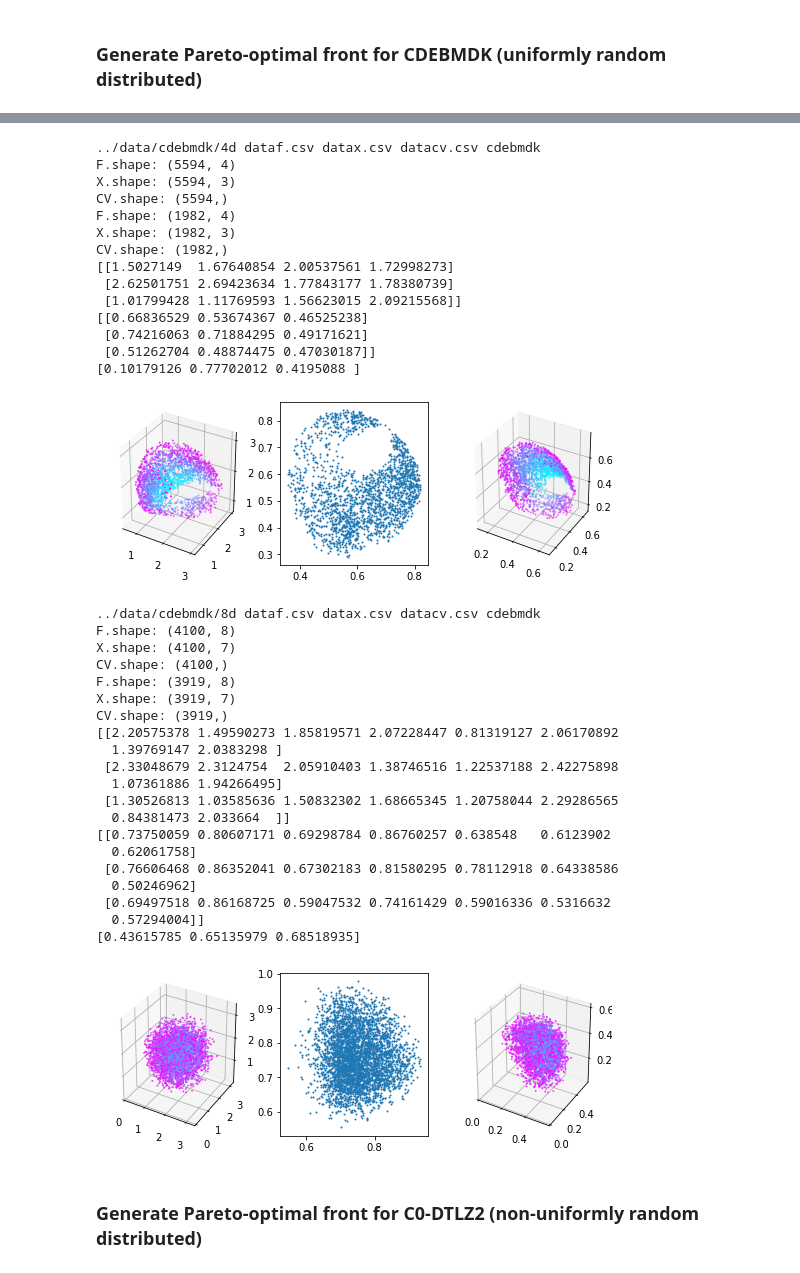
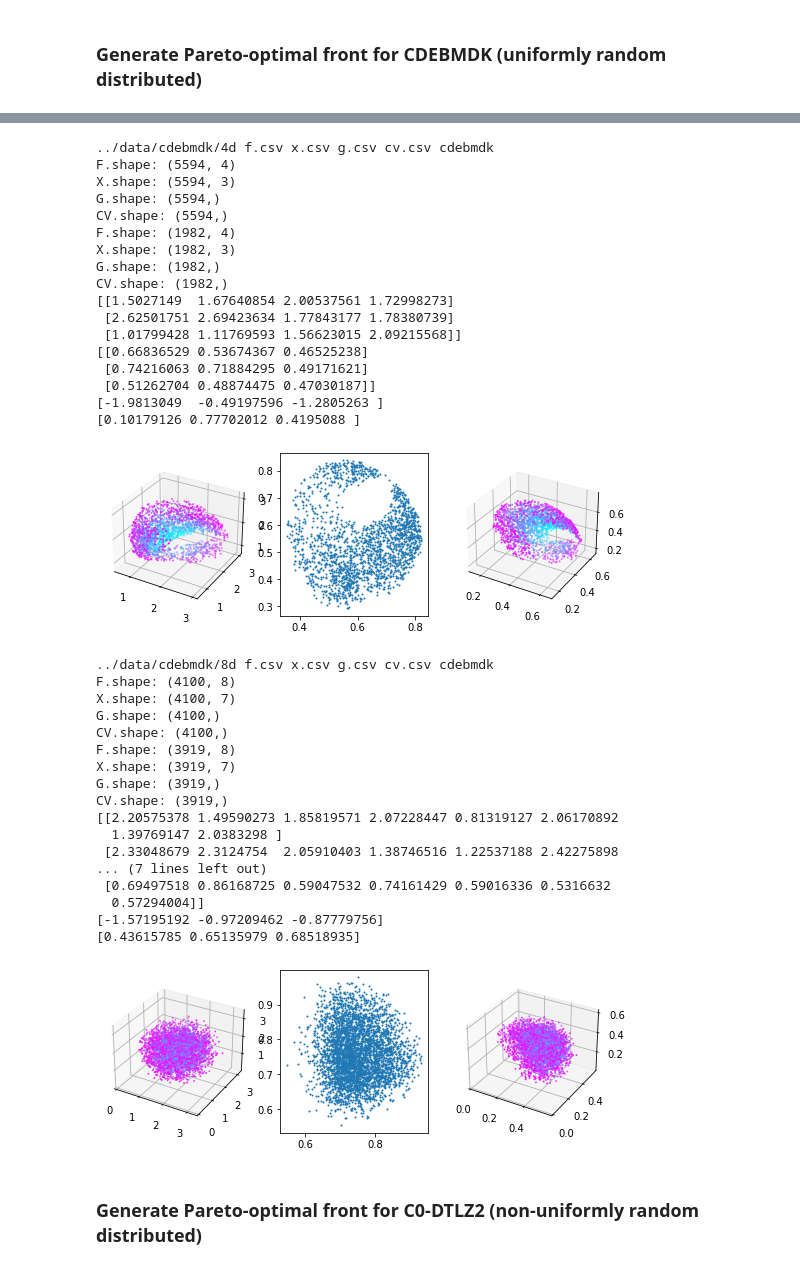
Before and after one commit to chudur-budur/pviz-bench, a Jupyter notebook: notebooks/generators-pf-random.ipynb, the cells around one changed output, grey strips where cells are left out. Drawn from its saved outputs; the diff is of its cells as text; code cells hidden in the pictures.

```diff
--- a/notebooks/generators-pf-random.ipynb
+++ b/notebooks/generators-pf-random.ipynb
@@ -151,24 +151,24 @@ X.shape: (4000, 7)
 # %% [markdown]
 ### Generate Pareto-optimal front for DEBMDK (uniformly random distributed)
 # %%
-from vis.generators import debmdk
+from viz.generators import debmdk
 
 dims = {"2d": 1000, "3d": 1500, "4d": 2500, "8d": 4100}
 
 for dim in dims:
     # Open all files
-    fullpathf = "../data/debmdk/{0:s}/dataf.csv".format(dim)
+    fullpathf = "../data/debmdk/{0:s}/f.csv".format(dim)
     path, filenamef = os.path.split(fullpathf)
     dirs = path.split('/')
     frontname = dirs[-2]
     os.makedirs(path, exist_ok=True)
-    filenamex = filenamef.split('.')[0][0:-1] + 'x.csv'
+    filenamex = 'x.csv'
     fullpathx = os.path.join(path, filenamex)
     print(path, filenamef, filenamex, frontname)
 
     np.random.seed(123456)
     r, n, m = 1, dims[dim], int(dim[0])
-    F, X = debmdk.surface(r=r, n=n, m=m, mode='lhcl2') # uniform
+    F, X = debmdk.surface(r=r, n=n, m=m, mode='lhcl2') # uniform random
     print("F.shape:", F.shape)
     print("X.shape:", X.shape)
 
@@ -273,32 +273,26 @@ X.shape: (4077, 7)
 # %% [markdown]
 ### Generate all points for DEBMDK (uniformly random distributed)
 # %%
-from vis.generators import debmdk
+from viz.generators import debmdk
 
 dims = {"2d": 500, "3d": 1000, "4d": 2000, "8d": 4000}
 
 for dim in dims:
     # Open all files
-    fullpathf = "../data/debmdk-all/{0:s}/dataf.csv".format(dim)
+    fullpathf = "../data/debmdk-all/{0:s}/f.csv".format(dim)
     path, filenamef = os.path.split(fullpathf)
     dirs = path.split('/')
     frontname = dirs[-2]
     os.makedirs(path, exist_ok=True)
-    filenamex = filenamef.split('.')[0][0:-1] + 'x.csv'
+    filenamex = 'x.csv'
     fullpathx = os.path.join(path, filenamex)
     print(path, filenamef, filenamex, frontname)
 
     np.random.seed(123456)
     r, n, m = 1, dims[dim], int(dim[0])
-    F, X = debmdk.surface(r=r, n=n, m=m, mode='lhcl2') # uniform
+    F, X = debmdk.surface(r=r, n=n, m=m, mode='lhcl2') # uniform random
     print("F.shape:", F.shape)
     print("X.shape:", X.shape)
-
-#     Ip = tr.pfindices(F)
-#     F = F[Ip]
-#     X = X[Ip]
-#     print("F.shape:", F.shape)
-#     print("X.shape:", X.shape)
 
     print(F[0:3,:])
     print(X[0:3,:])
@@ -387,40 +381,46 @@ X.shape: (4000, 7)
 # %% [markdown]
 ### Generate Pareto-optimal front for CDEBMDK (uniformly random distributed)
 # %%
-from vis.generators import cdebmdk
+from viz.generators import cdebmdk
 
 dims = {"2d": 4000, "3d": 9000, "4d": 26000, "8d": 51000}
 
 for dim in dims:
     # Open all files
-    fullpathf = "../data/cdebmdk/{0:s}/dataf.csv".format(dim)
+    fullpathf = "../data/cdebmdk/{0:s}/f.csv".format(dim)
     path, filenamef = os.path.split(fullpathf)
     dirs = path.split('/')
     frontname = dirs[-2]
     os.makedirs(path, exist_ok=True)
-    filenamex = filenamef.split('.')[0][0:-1] + 'x.csv'
+    filenamex = 'x.csv'
     fullpathx = os.path.join(path, filenamex)
-    filenamecv = filenamef.split('.')[0][0:-1] + 'cv.csv'
+    filenameg = 'g.csv'
+    fullpathg = os.path.join(path, filenameg)
+    filenamecv = 'cv.csv'
     fullpathcv = os.path.join(path, filenamecv)
-    print(path, filenamef, filenamex, filenamecv, frontname)
+    print(path, filenamef, filenamex, filenameg, filenamecv, frontname)
 
     np.random.seed(123456)
     r, n, m = 1, dims[dim], int(dim[0])
-    F, X, CV = cdebmdk.surface(r=r, n=n, m=m, mode='lhcl2') # uniform
+    F, X, G, CV = cdebmdk.surface(r=r, n=n, m=m, mode='lhcl2') # uniform random
     print("F.shape:", F.shape)
     print("X.shape:", X.shape)
+    print("G.shape:", G.shape)
     print("CV.shape:", CV.shape)
 
     Ip = tr.pfindices(F)
     F = F[Ip]
     X = X[Ip]
+    G = G[Ip]
     CV = CV[Ip]
     print("F.shape:", F.shape)
     print("X.shape:", X.shape)
+    print("G.shape:", G.shape)
     print("CV.shape:", CV.shape)
 
     print(F[0:3,:])
     print(X[0:3,:])
+    print(G[0:3])
     print(CV[0:3])
 
     # Just to make sure if we can get correct F from X. Here we
@@ -461,5 +461,6 @@ for dim in dims:
 
     np.savetxt(fullpathf, F, delimiter=',', fmt="%1.4e")
     np.savetxt(fullpathx, X, delimiter=',', fmt="%1.4e")
+    np.savetxt(fullpathg, G, delimiter=',', fmt="%1.4e")
     np.savetxt(fullpathcv, CV, delimiter=',', fmt="%1.4e")
 # %% [output]
@@ -496,39 +503,39 @@ CV.shape: (1099,)
-../data/cdebmdk/4d dataf.csv datax.csv datacv.csv cdebmdk
+../data/cdebmdk/4d f.csv x.csv g.csv cv.csv cdebmdk
 F.shape: (5594, 4)
 X.shape: (5594, 3)
+G.shape: (5594,)
 CV.shape: (5594,)
 F.shape: (1982, 4)
 X.shape: (1982, 3)
+G.shape: (1982,)
 CV.shape: (1982,)
 [[1.5027149  1.67640854 2.00537561 1.72998273]
  [2.62501751 2.69423634 1.77843177 1.78380739]
  [1.01799428 1.11769593 1.56623015 2.09215568]]
 [[0.66836529 0.53674367 0.46525238]
  [0.74216063 0.71884295 0.49171621]
  [0.51262704 0.48874475 0.47030187]]
+[-1.9813049  -0.49197596 -1.2805263 ]
 [0.10179126 0.77702012 0.4195088 ]
-[figure, old version]
+[figure, new version]
-../data/cdebmdk/8d dataf.csv datax.csv datacv.csv cdebmdk
+../data/cdebmdk/8d f.csv x.csv g.csv cv.csv cdebmdk
 F.shape: (4100, 8)
 X.shape: (4100, 7)
+G.shape: (4100,)
 CV.shape: (4100,)
 F.shape: (3919, 8)
 X.shape: (3919, 7)
+G.shape: (3919,)
 CV.shape: (3919,)
 [[2.20575378 1.49590273 1.85819571 2.07228447 0.81319127 2.06170892
   1.39769147 2.0383298 ]
  [2.33048679 2.3124754  2.05910403 1.38746516 1.22537188 2.42275898
-  1.07361886 1.94266495]
- [1.30526813 1.03585636 1.50832302 1.68665345 1.20758044 2.29286565
-  0.84381473 2.033664  ]]
-[[0.73750059 0.80607171 0.69298784 0.86760257 0.638548   0.6123902
-  0.62061758]
- [0.76606468 0.86352041 0.67302183 0.81580295 0.78112918 0.64338586
-  0.50246962]
+... (7 lines left out)
  [0.69497518 0.86168725 0.59047532 0.74161429 0.59016336 0.5316632
   0.57294004]]
+[-1.57195192 -0.97209462 -0.87779756]
 [0.43615785 0.65135979 0.68518935]
-[figure, old version]
+[figure, new version]
 # %% [markdown]
 ### Generate Pareto-optimal front for C0-DTLZ2 (non-uniformly random distributed)
 # %%
```
Also changed, not shown: parts of 8 cells of this notebook, 2 other files.
